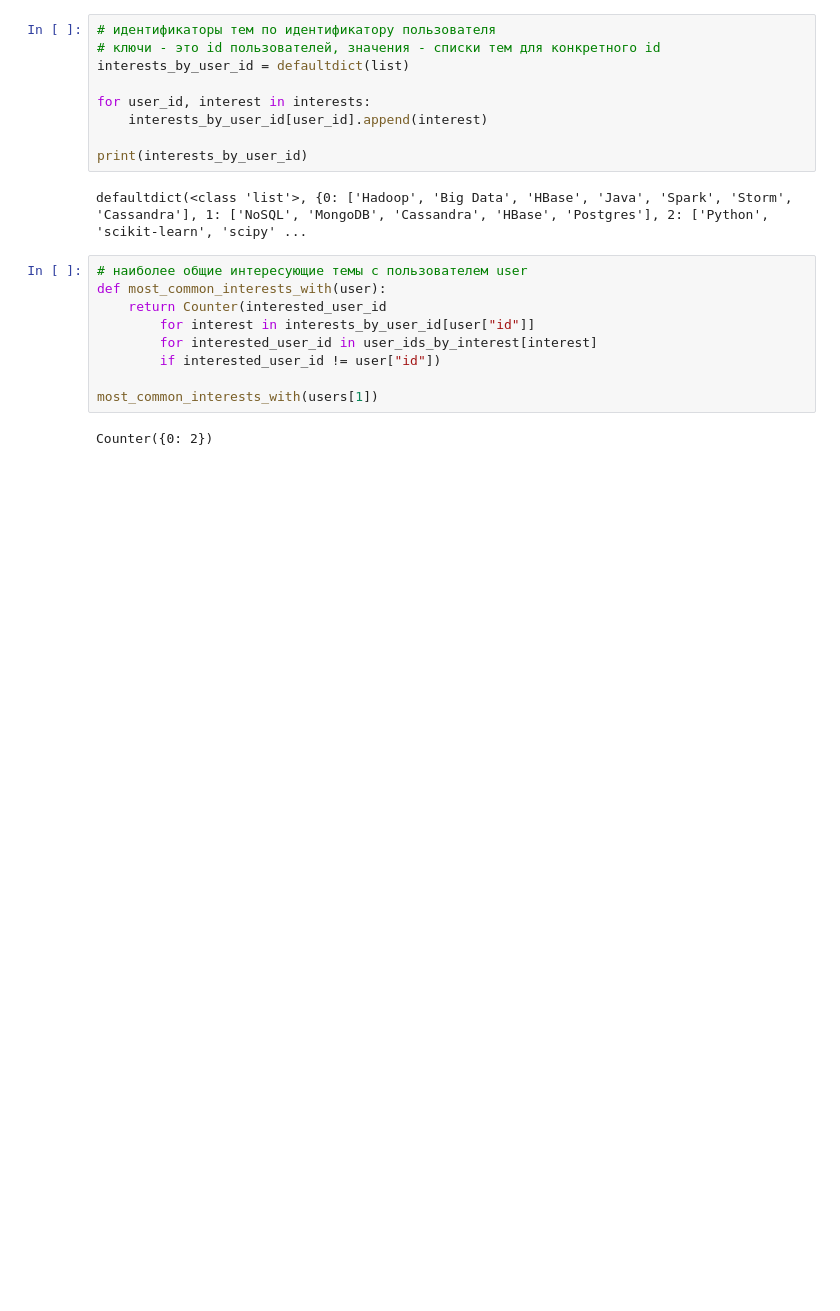
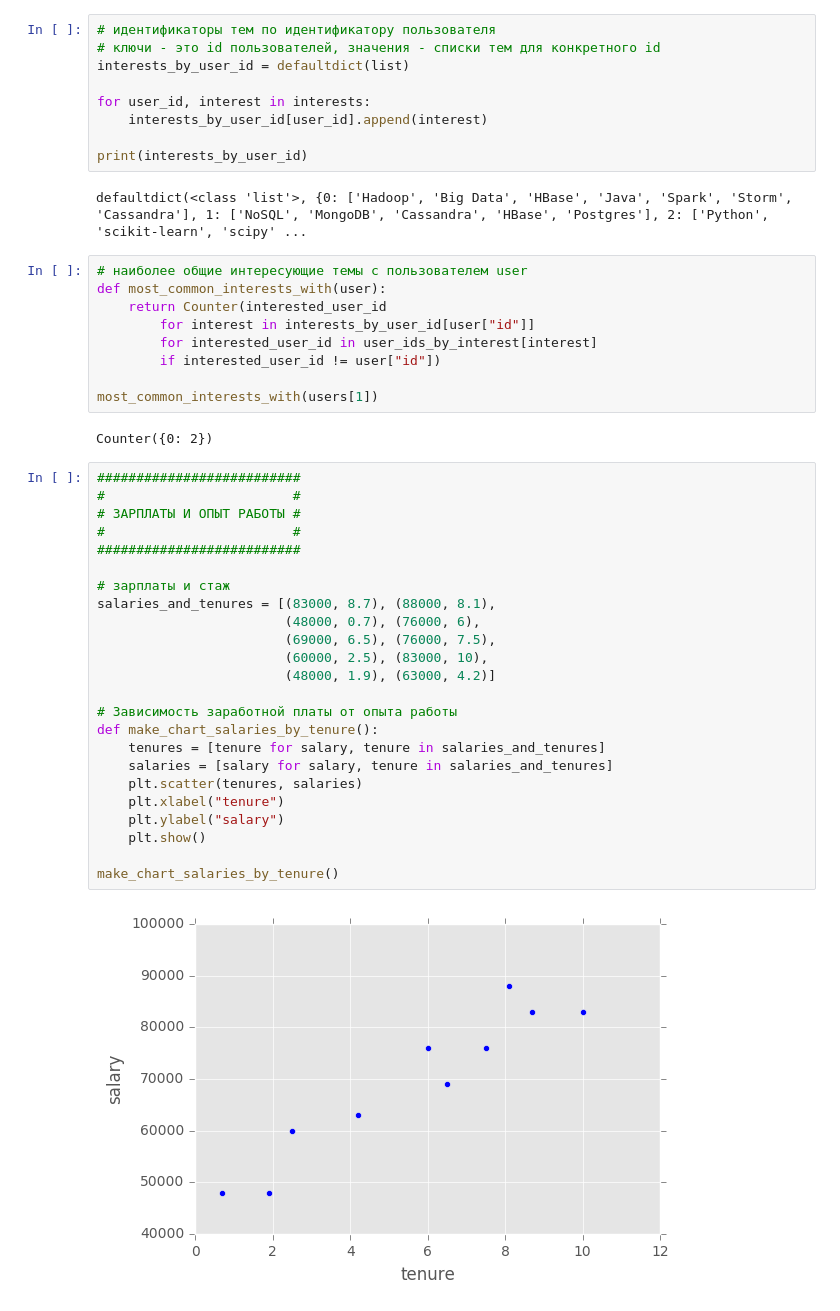
Before and after one commit to vskabelkin/data-science, a Jupyter notebook: 01. Введение.ipynb, the cells around one changed output. Drawn from its saved outputs; the diff is of its cells as text; blank space fills up the shorter version.

```diff
--- a/01. Введение.ipynb
+++ b/01. Введение.ipynb
@@ -164,3 +164,29 @@ def most_common_interests_with(user):
 most_common_interests_with(users[1])
 # %% [output]
 Counter({0: 2})
+# %%
+##########################
+#                        #
+# ЗАРПЛАТЫ И ОПЫТ РАБОТЫ #
+#                        #
+##########################
+
+# зарплаты и стаж
+salaries_and_tenures = [(83000, 8.7), (88000, 8.1),
+                        (48000, 0.7), (76000, 6),
+                        (69000, 6.5), (76000, 7.5),
+                        (60000, 2.5), (83000, 10),
+                        (48000, 1.9), (63000, 4.2)]
+
+# Зависимость заработной платы от опыта работы
+def make_chart_salaries_by_tenure():
+    tenures = [tenure for salary, tenure in salaries_and_tenures]
+    salaries = [salary for salary, tenure in salaries_and_tenures]
+    plt.scatter(tenures, salaries)
+    plt.xlabel("tenure")
+    plt.ylabel("salary")
+    plt.show()
+
+make_chart_salaries_by_tenure()
+# %% [output]
+[figure, added]
```
Also changed, not shown: parts of 5 cells of this notebook.
